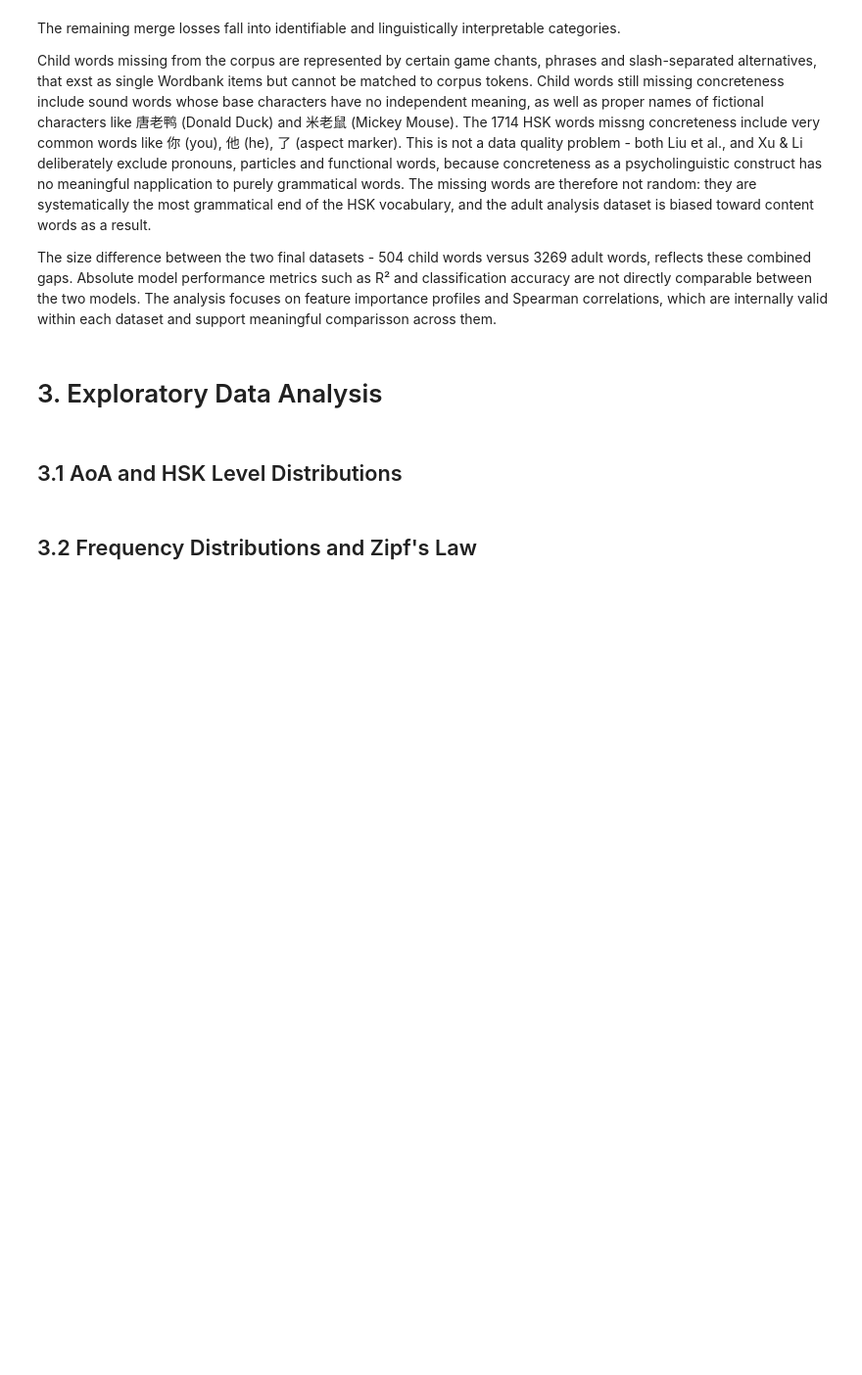
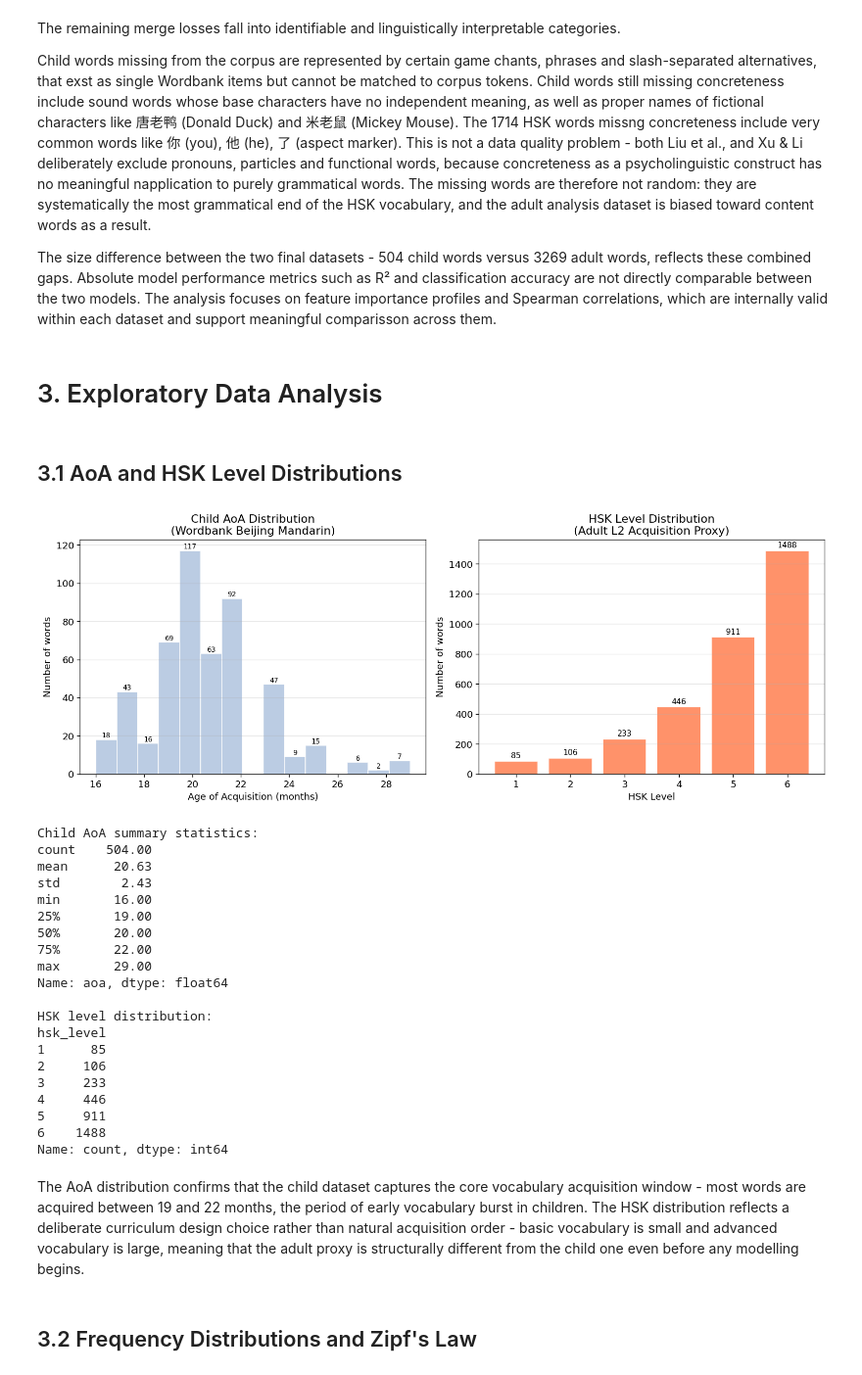
Before and after one commit to Slavena1/Softuni-Machine-Learning-Final-Project, a Jupyter notebook: SlavenaMachineLearningProject.ipynb, the cells around one changed output. Shown at 98% size. Saved outputs shown, nothing was run; the diff lists cells and outputs as text; code cells hidden in the pictures; blank space fills up the shorter version.

```diff
--- a/SlavenaMachineLearningProject.ipynb
+++ b/SlavenaMachineLearningProject.ipynb
@@ -540,5 +540,68 @@ The size difference between the two final datasets - 504 child words versus 3269
 # 3. Exploratory Data Analysis
 # %% [markdown]
 ## 3.1 AoA and HSK Level Distributions
+# %%
+fig, axes = plt.subplots(1, 2, figsize=(13, 5))
+
+axes[0].hist(df_child_analysis['aoa'], bins=15,
+             color='lightsteelblue', edgecolor='white', alpha=0.85)
+axes[0].set_xlabel('Age of Acquisition (months)')
+axes[0].set_ylabel('Number of words')
+axes[0].set_title('Child AoA Distribution\n(Wordbank Beijing Mandarin)')
+axes[0].grid(axis='y', alpha=0.3)
+
+# Add counts on top of AoA histogram bars
+for patch in axes[0].patches:
+    height = patch.get_height()
+    if height > 0:
+        axes[0].text(patch.get_x() + patch.get_width() / 2,
+                     height + 1, str(int(height)),
+                     ha='center', fontsize=8)
+
+level_counts = df_adult_analysis['hsk_level'].value_counts().sort_index()
+axes[1].bar(level_counts.index, level_counts.values,
+            color='coral', edgecolor='white', alpha=0.85)
+axes[1].set_xlabel('HSK Level')
+axes[1].set_ylabel('Number of words')
+axes[1].set_title('HSK Level Distribution\n(Adult L2 Acquisition Proxy)')
+axes[1].set_xticks(range(1, 7))
+axes[1].grid(axis='y', alpha=0.3)
+
+# Add counts on top of HSK bars
+for i, (level, count) in enumerate(level_counts.items()):
+    axes[1].text(i + 1, count + 20, str(count),
+                 ha='center', fontsize=9)
+
+plt.tight_layout()
+plt.show()
+
+print("Child AoA summary statistics:")
+print(df_child_analysis['aoa'].describe().round(2))
+print("\nHSK level distribution:")
+print(df_adult_analysis['hsk_level'].value_counts().sort_index())
+# %% [output]
+[figure, added]
+Child AoA summary statistics:
+count    504.00
+mean      20.63
+std        2.43
+min       16.00
+25%       19.00
+50%       20.00
+75%       22.00
+max       29.00
+Name: aoa, dtype: float64
+
+HSK level distribution:
+hsk_level
+1      85
+2     106
+3     233
+4     446
+5     911
+6    1488
+Name: count, dtype: int64
+# %% [markdown]
+The AoA distribution confirms that the child dataset captures the core vocabulary acquisition window - most words are acquired between 19 and 22 months, the period of early vocabulary burst in children. The HSK distribution reflects a deliberate curriculum design choice rather than natural acquisition order - basic vocabulary is small and advanced vocabulary is large, meaning that the adult proxy is structurally different from the child one even before any modelling begins.
 # %% [markdown]
 ## 3.2 Frequency Distributions and Zipf's Law
```
Also changed, not shown: parts of 13 cells of this notebook.
